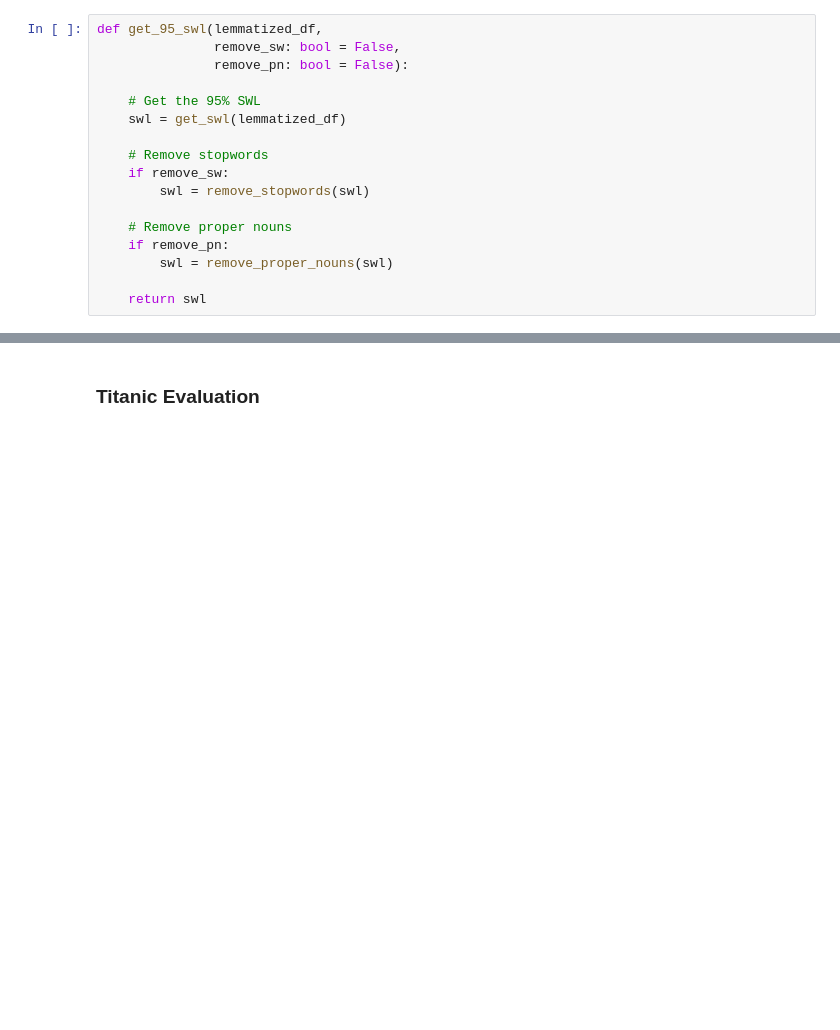
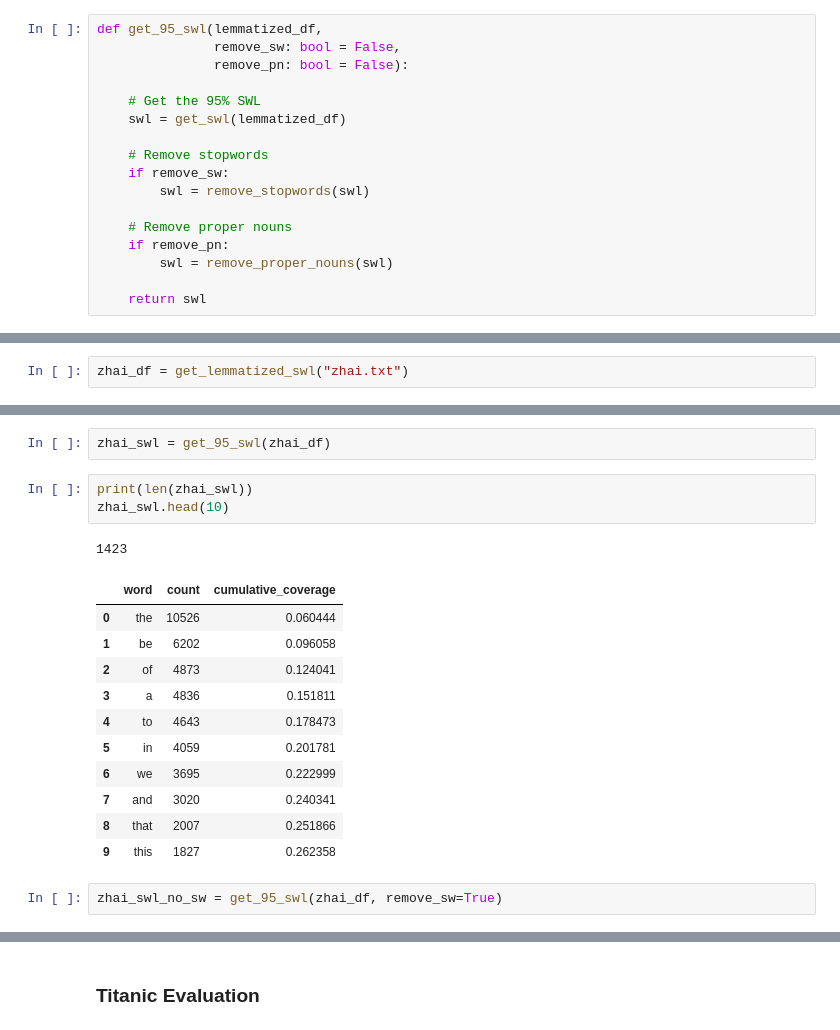
Before and after one commit to soum707/Significant-Word-List---NLP-Model, a Jupyter notebook: code.ipynb, the cells around one changed output, grey strips where cells are left out. Drawn from its saved outputs; the diff is of its cells as text; blank space fills up the shorter version.

```diff
--- a/code.ipynb
+++ b/code.ipynb
@@ -195,0 +220,2 @@ def compare_ngsl_lemmatized(lemmatized_df):
+# %%
+zhai_df = get_lemmatized_swl("zhai.txt")
@@ -195,0 +238,20 @@ def compare_ngsl_lemmatized(lemmatized_df):
+# %%
+zhai_swl = get_95_swl(zhai_df)
+# %%
+print(len(zhai_swl))
+zhai_swl.head(10)
+# %% [output]
+1423
+|  | word | count | cumulative_coverage |
+| 0 | the | 10526 | 0.060444 |
+| 1 | be | 6202 | 0.096058 |
+| 2 | of | 4873 | 0.124041 |
+| 3 | a | 4836 | 0.151811 |
+| 4 | to | 4643 | 0.178473 |
+| 5 | in | 4059 | 0.201781 |
+| 6 | we | 3695 | 0.222999 |
+| 7 | and | 3020 | 0.240341 |
+| 8 | that | 2007 | 0.251866 |
+| 9 | this | 1827 | 0.262358 |
+# %%
+zhai_swl_no_sw = get_95_swl(zhai_df, remove_sw=True)
```
Also changed, not shown: parts of 19 cells of this notebook.
